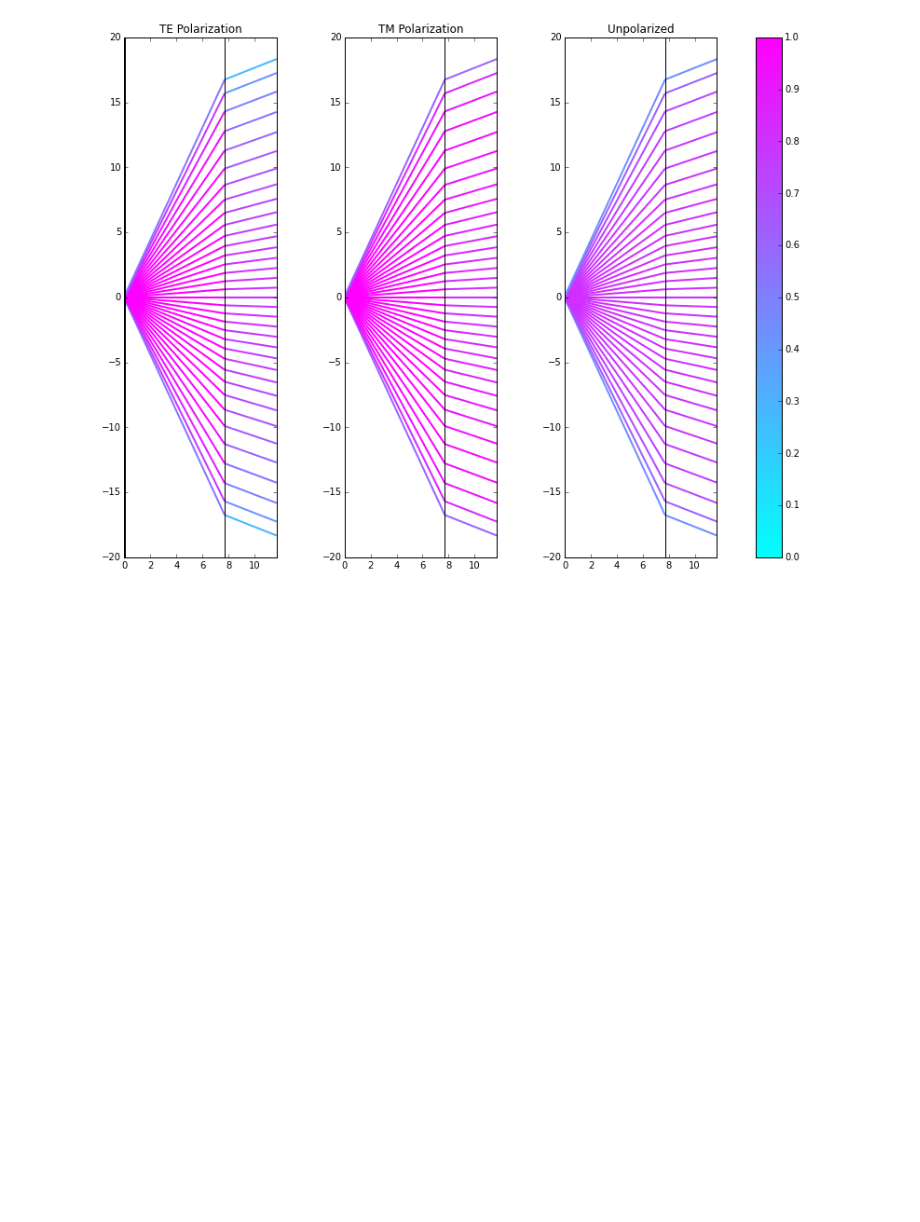
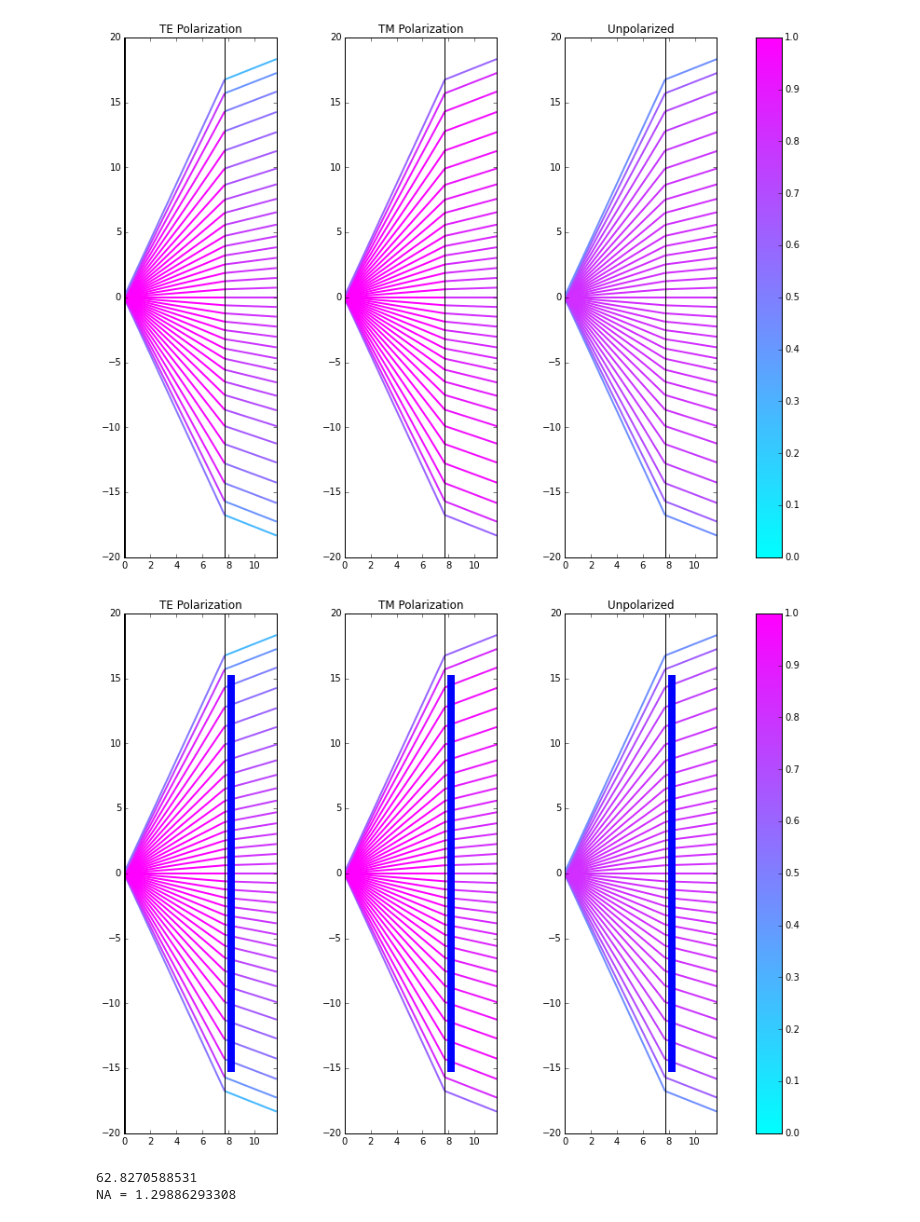
Before and after one commit to eelcodijkstra/teststuff, a Jupyter notebook: hrp/ray_trace/150326_ray_calcs.ipynb, the cells around one changed output. Drawn from its saved outputs; the diff is of its cells as text; code cells hidden in the pictures; blank space fills up the shorter version.

```diff
--- a/hrp/ray_trace/150326_ray_calcs.ipynb
+++ b/hrp/ray_trace/150326_ray_calcs.ipynb
@@ -214,3 +216,54 @@ axes[2].set_title('Unpolarized')
 fig.colorbar(scalarMap, ax=axes.ravel().tolist());
 # %% [output]
 [figure]
+# %%
+ylimit = 20
+
+detector_size = 30.0
+pn_junction_location = 0.5
+x_detector = np.array([array_of_rays[0].location_on_axis[-2]+pn_junction_location,
+                       array_of_rays[0].location_on_axis[-2]+pn_junction_location])
+y_detector = np.array([-detector_size/2., detector_size/2.])
+
+fig, axes = plt.subplots(1,3,figsize = (15,10))
+for ax in axes:
+    ax.set_aspect('equal')
+    ax.set_ylim(-ylimit,ylimit)
+    ax.set_xlim(0, array_of_rays[0].location_on_axis[-1])
+cmap = plt.get_cmap('cool')
+cNorm  = colors.Normalize(vmin=0, vmax=1)
+scalarMap = cmx.ScalarMappable(norm=cNorm, cmap=cmap)
+scalarMap._A = [] #see http://stackoverflow.com/questions/8342549/matplotlib-add-colorbar-to-a-sequence-of-line-plotsa
+
+# Plot rays
+for ray in array_of_rays:
+    colorline(axes[0], x=ray.location_on_axis, y=ray.h, z=ray.normpower_in_rayTE, cmap=cmap, norm=cNorm, linewidth=2.0)
+    colorline(axes[1], x=ray.location_on_axis, y=ray.h, z=ray.normpower_in_rayTM, cmap=cmap, norm=cNorm, linewidth=2.0)
+    colorline(axes[2], x=ray.location_on_axis, y=ray.h, z=ray.normpower_in_rayUnpol, cmap=cmap, norm=cNorm, linewidth=2.0)
+
+# Make vertical lines to indicate position of planar interfaces
+for ax in axes:
+    for x in array_of_rays[0].location_on_axis:
+        ax.vlines(x,-ylimit,ylimit)
+        ax.vlines(x,-ylimit,ylimit)
+
+# Show detector pn regions
+for ax in axes:
+    ax.plot(x_detector, y_detector, 'b-', linewidth=8)
+
+# Set plot titles
+axes[0].set_title('TE Polarization')
+axes[1].set_title('TM Polarization')
+axes[2].set_title('Unpolarized')
+
+# Plot the colormap, see 3rd answer at http://stackoverflow.com/questions/13784201/matplotlib-2-subplots-1-colorbar
+fig.colorbar(scalarMap, ax=axes.ravel().tolist());
+# %% [output]
+[figure, added]
+# %%
+halfangle = np.arctan2(detector_size/2.0,7.7)
+print(halfangle/degtorad)
+print('NA =', refractive_indices[0]*np.sin(halfangle))
+# %% [output]
+62.8270588531
+NA = 1.29886293308
```
Also changed, not shown: parts of 1 cell of this notebook.
